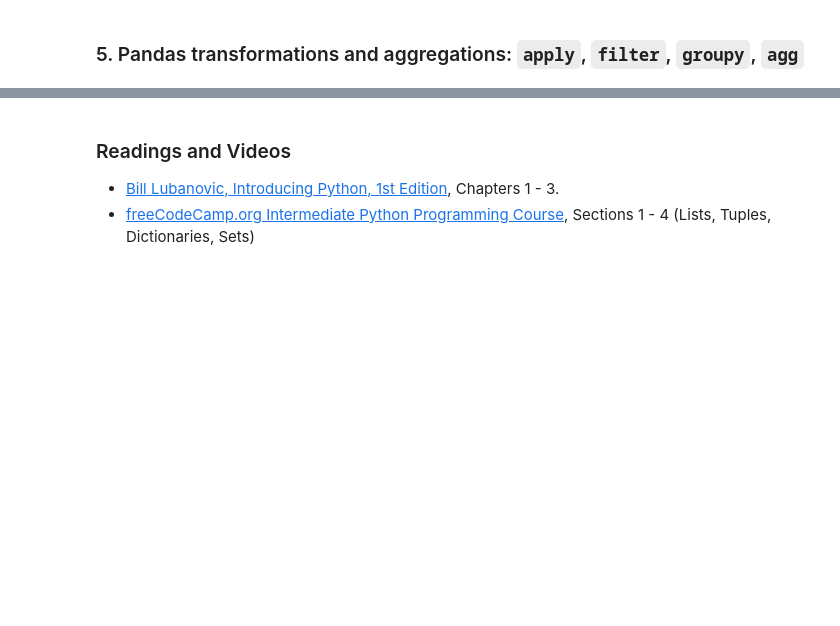
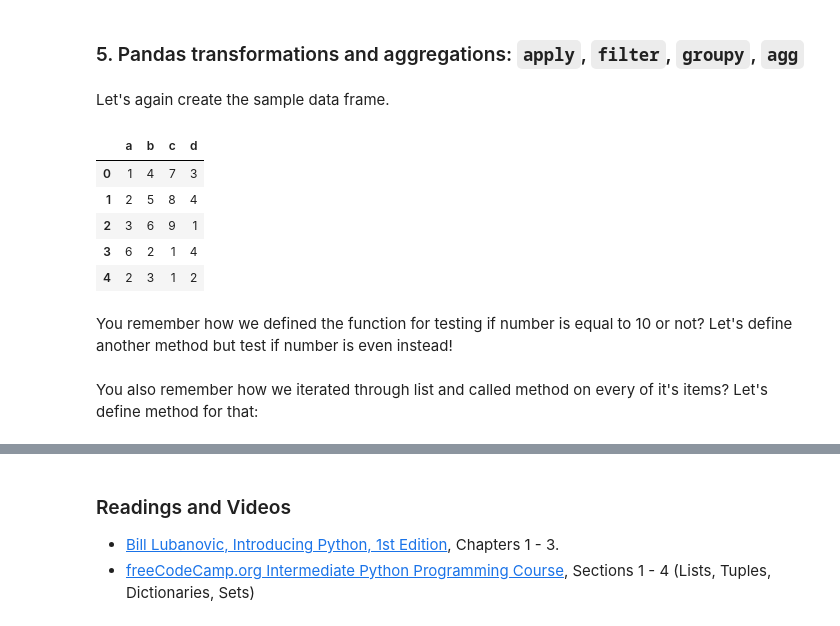
Before and after one commit to datakolektiv/dss03python2023, a Jupyter notebook: session03/dss03_py_session03.ipynb, the cells around one changed output, grey strips where cells are left out. Cells and saved outputs as stored; diff of their text form; code cells hidden in the pictures; blank space fills up the shorter version.

```diff
--- a/session03/dss03_py_session03.ipynb
+++ b/session03/dss03_py_session03.ipynb
@@ -885,2 +885,20 @@ os.listdir(data_dir)
 # %% [markdown]
 ### 5. Pandas transformations and aggregations: `apply`, `filter`, `groupy`, `agg`
+# %% [markdown]
+Let's again create the sample data frame.
+# %%
+my_data = {'a':[1, 2, 3, 6, 2],
+           'b':[4, 5, 6, 2, 3],
+           'c':[7, 8 , 9, 1, 1],
+           'd':[3, 4, 1, 4, 2]}
+my_data = pd.DataFrame(my_data)
+display(my_data)
+# %% [output]
+|  | a | b | c | d |
+| 0 | 1 | 4 | 7 | 3 |
+| 1 | 2 | 5 | 8 | 4 |
+| 2 | 3 | 6 | 9 | 1 |
+| 3 | 6 | 2 | 1 | 4 |
+| 4 | 2 | 3 | 1 | 2 |
+# %% [markdown]
+You remember how we defined the function for testing if number is equal to 10 or not? Let's define another method but test if number is even instead!
@@ -886,0 +911,2 @@ os.listdir(data_dir)
+# %% [markdown]
+You also remember how we iterated through list and called method on every of it's items? Let's define method for that:
```
Also changed, not shown: parts of 43 cells of this notebook, 1 other file.
